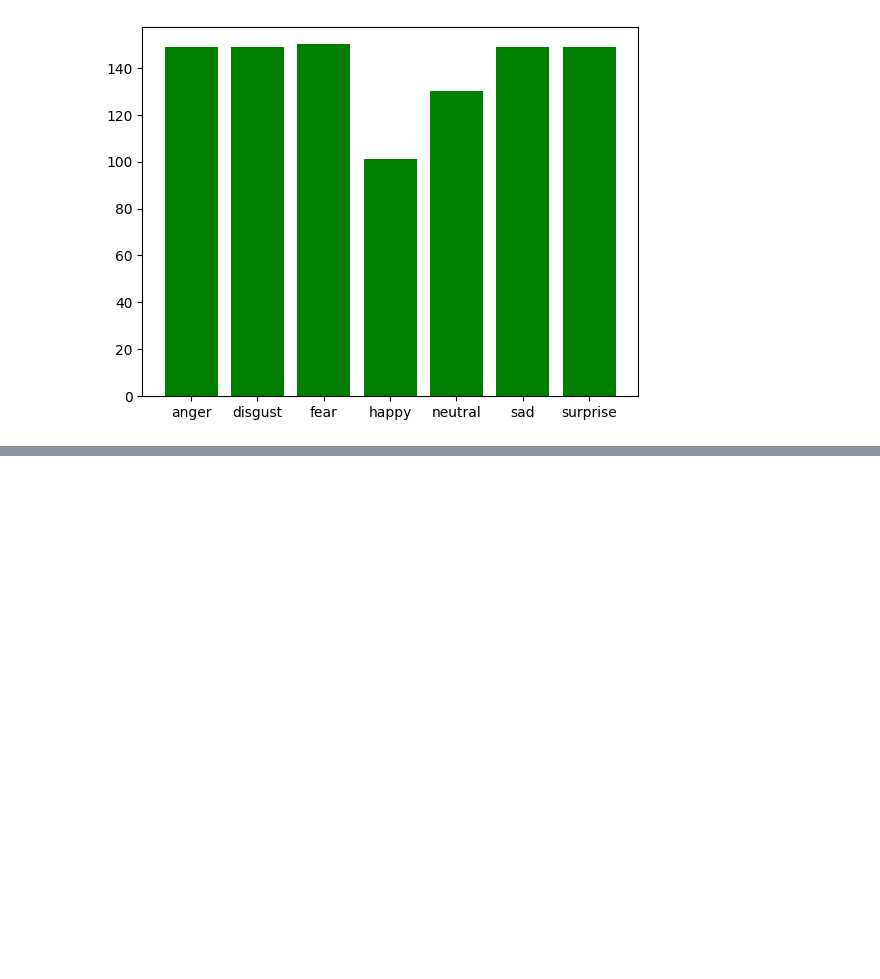
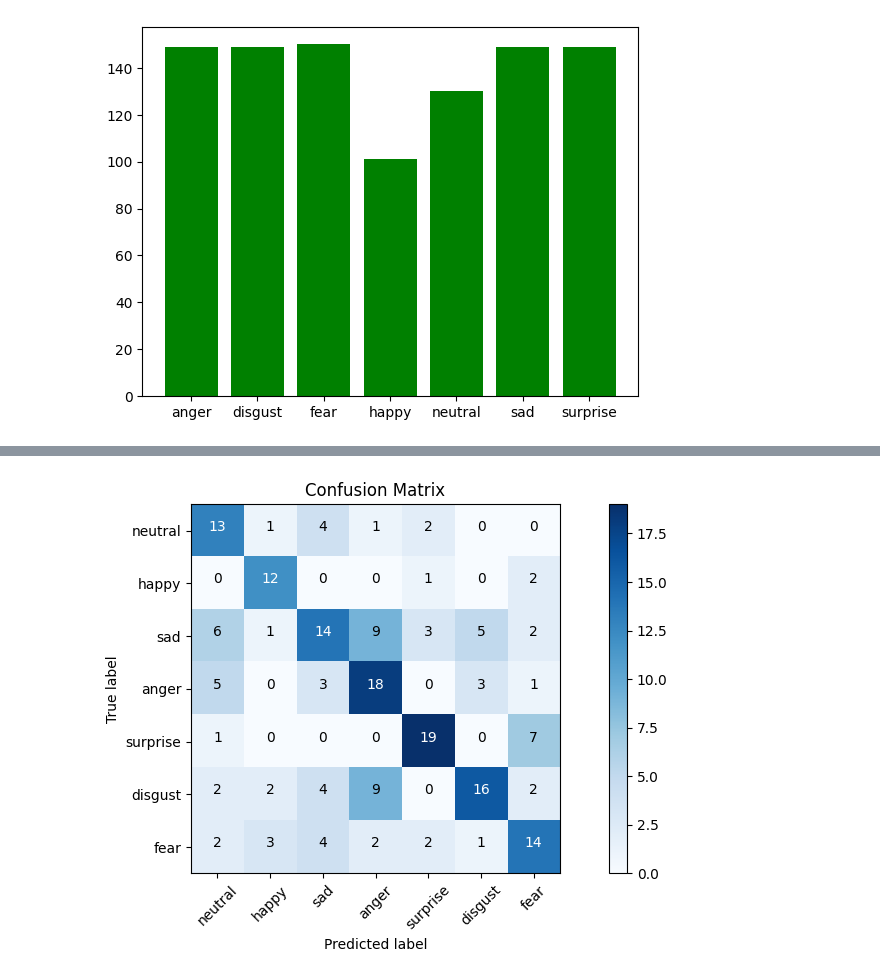
Before and after one commit to TARGAZ/MLChallenge, a Jupyter notebook: data_stats.ipynb, the cells around one changed output, grey strips where cells are left out. Cells and saved outputs as stored; diff of their text form; code cells hidden in the pictures; blank space fills up the shorter version.

```diff
--- a/data_stats.ipynb
+++ b/data_stats.ipynb
@@ -131,0 +204,79 @@ Epoch 100/100
+# %%
+from sklearn.model_selection import train_test_split, GridSearchCV
+from sklearn.metrics import accuracy_score, confusion_matrix, classification_report
+from xgboost import XGBClassifier
+import itertools
+
+# Load CSV file
+csv_path = "../project_data/training_set.csv"
+data = pd.read_csv(csv_path).values
+
+# Split data into features and labels
+X = data[:, 2:]
+y = data[:, 1]
+image_names = data[:, 0]
+
+emotion_to_number = {
+    "neutral": 0,
+    "happy": 1,
+    "sad": 2,
+    "anger": 3,
+    "surprise": 4,
+    "disgust": 5,
+    "fear": 6
+}
+
+# Convert labels to numbers
+y_int = np.array([emotion_to_number[label] for label in y])
+
+# Split data
+X_train, X_test, y_train, y_test = train_test_split(X, y_int, test_size=0.2)
+
+def tune_hyperparameters(X_train, y_train):
+    param_grid = {
+        'learning_rate': [0.1],
+        'n_estimators': [200],
+        'max_depth': [3],
+        'subsample': [0.8],
+        'colsample_bytree': [0.8],
+        'tree_method': ['hist'],
+    }
+    xgb = XGBClassifier(objective='multi:softprob', eval_metric='mlogloss', n_jobs=1, num_class=7)
+    grid_search = GridSearchCV(estimator=xgb, param_grid=param_grid, cv=7, n_jobs=1, verbose=2, scoring='accuracy', error_score='raise')
+    grid_search.fit(X_train, y_train)
+    print("Best parameters found: ", grid_search.best_params_)
+    print("Best cross-validation score: {:.2f}".format(grid_search.best_score_))
+    return grid_search.best_estimator_
+
+def evaluate_model(model, x_test, y_test):
+    y_predict = model.predict(x_test)
+    accuracy = accuracy_score(y_predict, y_test)
+    report = classification_report(y_test, y_predict)
+    matrix = confusion_matrix(y_test, y_predict)
+    return accuracy, report, matrix
+
+def plot_confusion_matrix(matrix, labels, title='Confusion Matrix'):
+    plt.imshow(matrix, interpolation='nearest', cmap=plt.cm.Blues)
+    plt.title(title)
+    plt.colorbar()
+    tick_marks = np.arange(len(labels))
+    plt.xticks(tick_marks, labels, rotation=45)
+    plt.yticks(tick_marks, labels)
+    thresh = matrix.max() / 2.
+    for i, j in itertools.product(range(matrix.shape[0]), range(matrix.shape[1])):
+        plt.text(j, i, format(matrix[i, j], 'd'), horizontalalignment="center", color="white" if matrix[i, j] > thresh else "black")
+    plt.ylabel('True label')
+    plt.xlabel('Predicted label')
+    plt.tight_layout()
+
+def plot_metrics(matrix, labels, accuracy, report):
+    plt.figure(figsize=(10,5))
+    plot_confusion_matrix(matrix, labels)
+    plt.show()
+    print(f"Classification Accuracy: {accuracy*100:.2f}%")
+    print("\nClassification Report:\n", report)
+
+best_model = tune_hyperparameters(X_train, y_train)
+accuracy, report, matrix = evaluate_model(best_model, X_test, y_test)
+plot_metrics(matrix, list(emotion_to_number.keys()), accuracy, report)
+# %% [output]
@@ -131,0 +293 @@ Epoch 100/100
+[figure, added]
```
Also changed, not shown: parts of 12 cells of this notebook.
